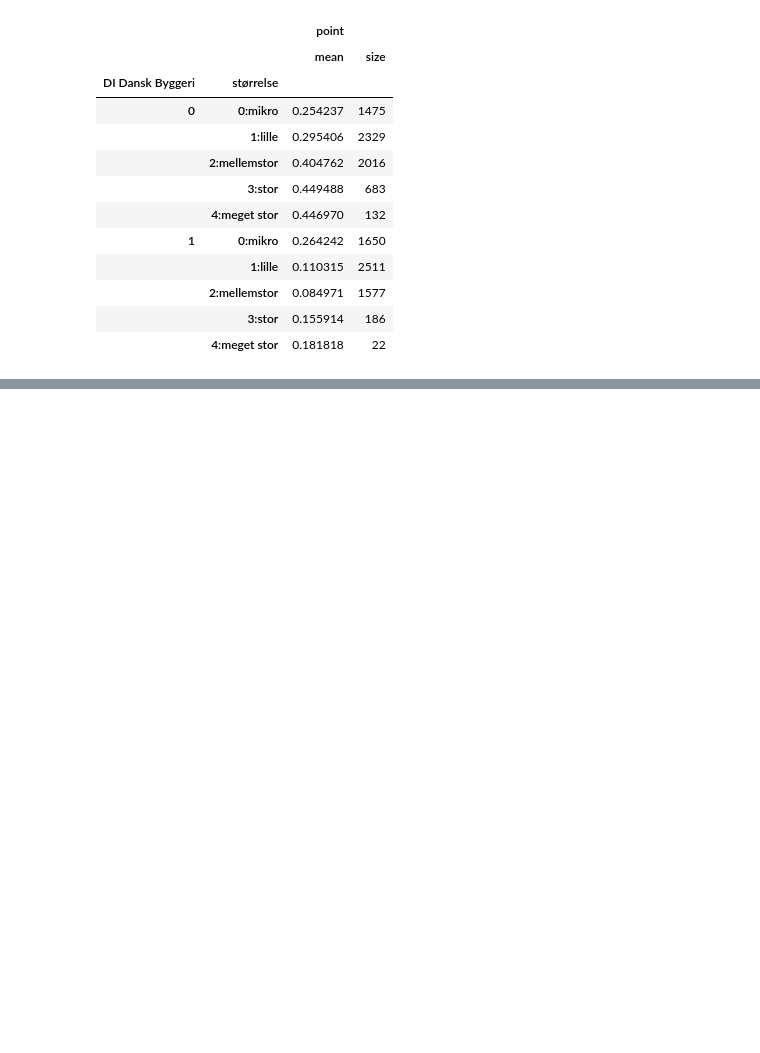
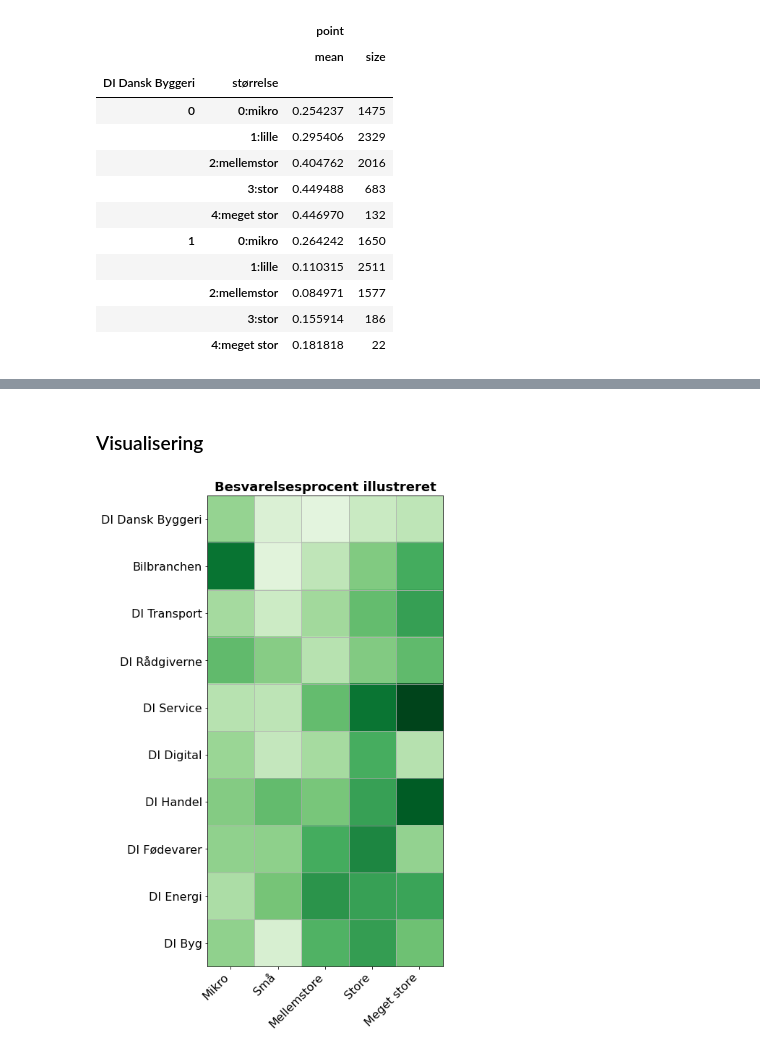
Before and after one commit to AlbertAlsbjerg/DO-case3-Anders-Albert, a Jupyter notebook: Kode.ipynb, the cells around one changed output, grey strips where cells are left out. Drawn from its saved outputs; the diff is of its cells as text; code cells hidden in the pictures; blank space fills up the shorter version.

```diff
--- a/Kode.ipynb
+++ b/Kode.ipynb
@@ -329,0 +336,51 @@ print(len(output_df)/2)
+# %% [markdown]
+### Visualisering
+# %%
+#først sorteres dataframet efter indekset igen
+#dette giver en logisk struktur som følge af konstruktionen af datframet
+output_df.sort_index(inplace=True)
+
+#5 kategorier af størrelse, 10 forskellige branchefællesskaber
+nrows = 10
+ncols = 5
+
+list_svarprocent = output_df["Svarprocent"]
+list_index = list(output_df.index)
+
+data = np.zeros(nrows*ncols)
+data[list_index] = list_svarprocent
+data = np.ma.array(data.reshape((nrows, ncols)), mask=data==0)
+
+fig, ax = plt.subplots(figsize=(6, 12))
+ax.imshow(data, cmap="Greens", origin="lower", vmin=0)
+
+# grid tilføjes
+ax.set_xticks(np.arange(ncols+1)-0.5, minor=True)
+ax.set_yticks(np.arange(nrows+1)-0.5, minor=True)
+ax.grid(which="minor")
+ax.tick_params(which="minor", size=0)
+
+# labels på x-aksen:
+x_ticks = [0, 1, 2, 3, 4]
+x_labels = ['Mikro', 'Små', 'Mellemstore', 'Store', 'Meget store']
+plt.xticks(x_ticks, x_labels, \
+           rotation=45, \
+           fontsize='16', \
+           horizontalalignment='right')
+
+# labels på y-aksen:
+y_labels = branche_list
+y_ticks = []
+for i in range(len(y_labels)):
+    y_ticks.append(i)
+plt.yticks(y_ticks, y_labels, \
+          fontsize='16')
+
+# titel tilføjes
+ax.set_title('Besvarelsesprocent illustreret', \
+             fontweight='bold', \
+             fontsize='18')
+
+plt.show()
+# %% [output]
+[figure, added]
```
Also changed, not shown: parts of 4 cells of this notebook.
